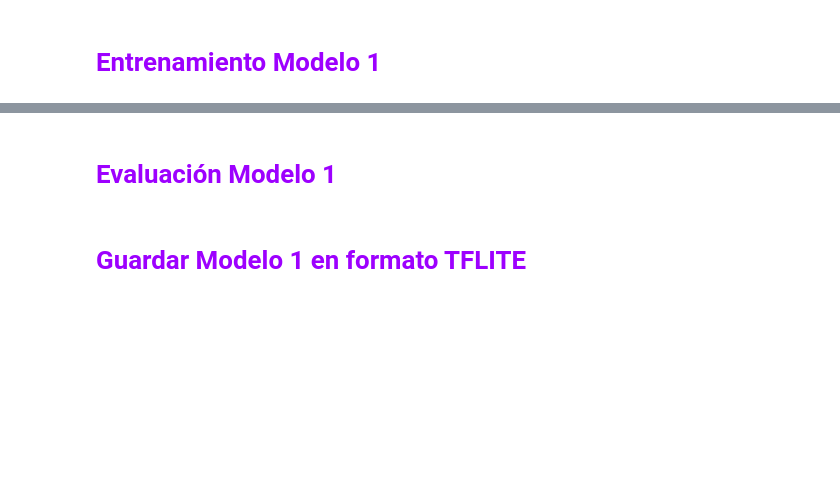
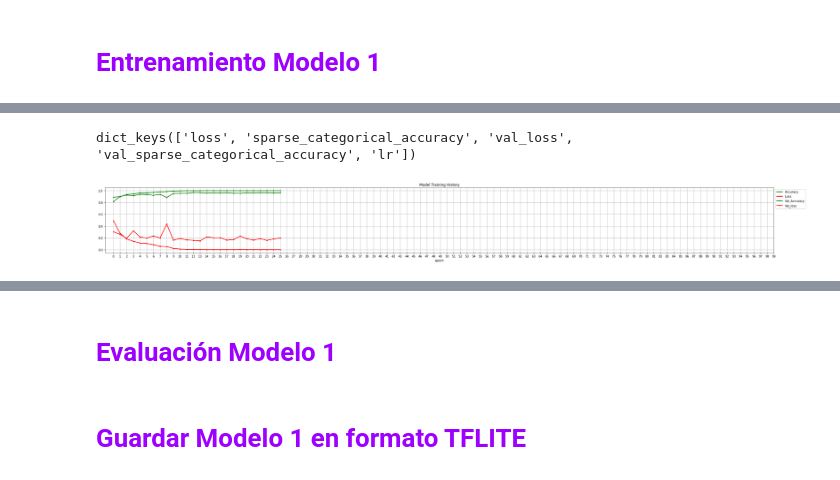
Before and after one commit to FranciscoEwE/NeuroTumores, a Jupyter notebook: Codigo_python_CNN/Modelos.ipynb, the cells around one changed output, grey strips where cells are left out. Cells and saved outputs as stored; diff of their text form; code cells hidden in the pictures; blank space fills up the shorter version.

```diff
--- a/Codigo_python_CNN/Modelos.ipynb
+++ b/Codigo_python_CNN/Modelos.ipynb
@@ -49,6 +51,12 @@ for label in os.listdir(train_dir):
         train_labels.append(label)
 
 train_paths, train_labels = shuffle(train_paths, train_labels)
+# %%
+validation_paths=train_paths[4563:]
+validation_labels=train_labels[4563:]
+
+del train_paths[4563:]
+del train_labels[4563:]
 # %%
 test_paths = []
 test_labels = []
@@ -173,7 +223,15 @@ model.compile(optimizer=Adam(learning_rate=0.0001),
+# %%
+model2_es = EarlyStopping(monitor = 'val_loss', min_delta = 1e-11, patience = 12, verbose = 1)
+model2_rlr = ReduceLROnPlateau(monitor = 'val_loss', factor = 0.2, patience = 6, verbose = 1)
+
+# Guardar los mejores pesos del modelo
+model2_mcp = ModelCheckpoint(filepath = 'model1_weights.h5', monitor = 'val_sparse_categorical_accuracy',
+                      save_best_only = True, verbose = 1)
 # %%
 batch_size = 20
 steps = int(len(train_paths)/batch_size)
-epochs = 4
-history = model.fit(data_gen(train_paths, train_labels, batch_size=batch_size, epochs=epochs),
-                    epochs=epochs, steps_per_epoch=steps)
+validation_steps = len(validation_paths)//batch_size
+epochs = 100
+history = model.fit(data_gen(train_paths, train_labels, epochs=epochs),
+                    epochs=epochs, steps_per_epoch=steps ,validation_data=data_gen(validation_paths, validation_labels, epochs=epochs),validation_steps=validation_steps , callbacks=[model2_es, model2_rlr, model2_mcp])
 # %% [output]
@@ -185,10 +255,19 @@ Epoch 3/4
+# %%
+print(history.history.keys())
+# %% [output]
+dict_keys(['loss', 'sparse_categorical_accuracy', 'val_loss', 'val_sparse_categorical_accuracy', 'lr'])
 # %%
-plt.figure(figsize=(8,4))
+plt.figure(figsize=(40,4))
 plt.grid(True)
 plt.plot(history.history['sparse_categorical_accuracy'], '.g-', linewidth=2)
 plt.plot(history.history['loss'], '.r-', linewidth=2)
+plt.plot(history.history['val_sparse_categorical_accuracy'], '.g-', linewidth=2)
+plt.plot(history.history['val_loss'], '.r-', linewidth=2)
 plt.title('Model Training History')
 plt.xlabel('epoch')
 plt.xticks([x for x in range(epochs)])
-plt.legend(['Accuracy', 'Loss'], loc='upper left', bbox_to_anchor=(1, 1))
+plt.legend(['Accuracy', 'Loss','Val_Accuracy','Val_loss'], loc='upper left', bbox_to_anchor=(1, 1))
 plt.show()
+#Separar una procion de las imagenes de test para validation
+# %% [output]
+[figure, added]
```
Also changed, not shown: parts of 88 cells of this notebook.
